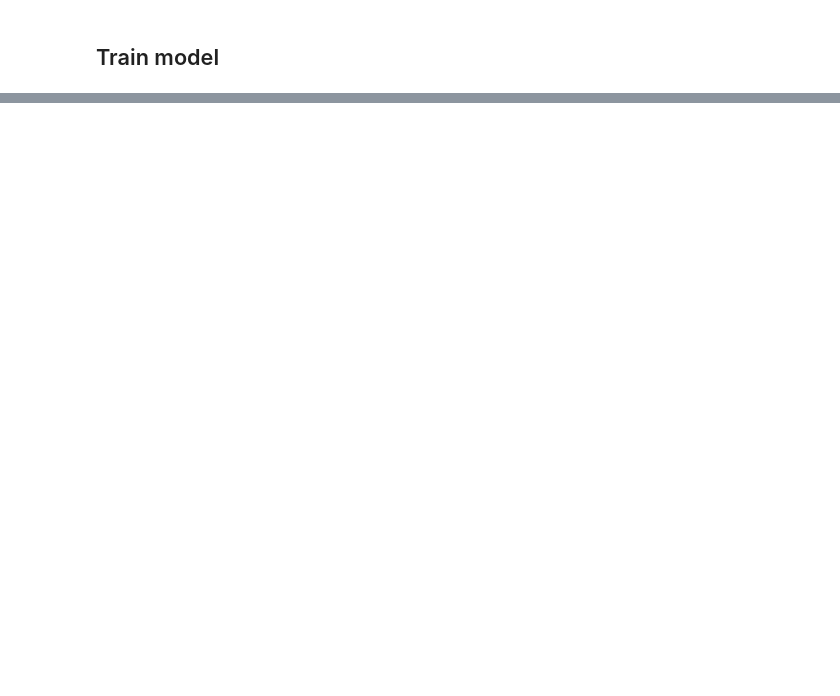
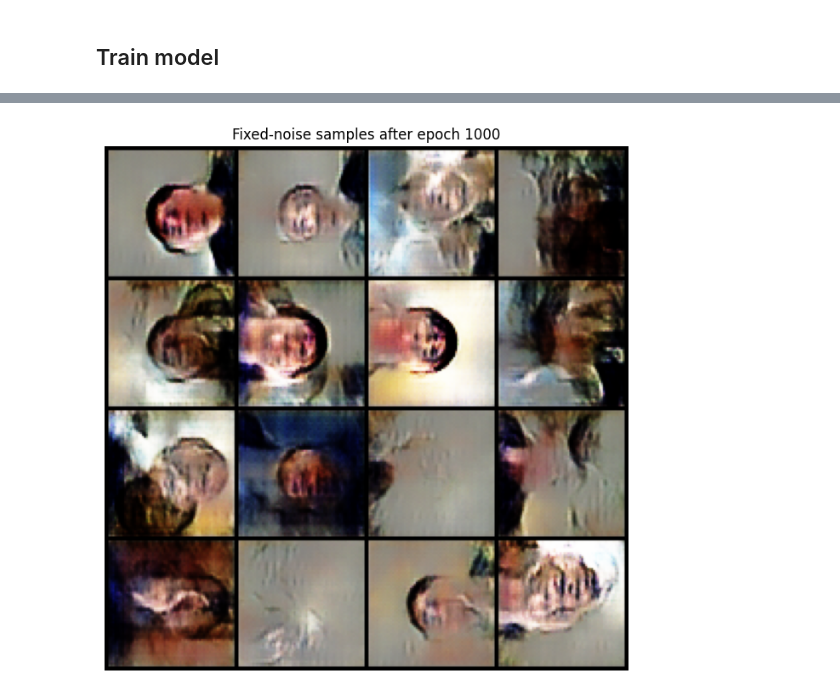
Before and after one commit to AndreDon0/25AIMEPhI, a Jupyter notebook: Homework_19_gan/main.ipynb, the cells around one changed output, grey strips where cells are left out. Saved outputs shown, nothing was run; the diff lists cells and outputs as text; code cells hidden in the pictures; blank space fills up the shorter version.

```diff
--- a/Homework_19_gan/main.ipynb
+++ b/Homework_19_gan/main.ipynb
@@ -85,0 +182,33 @@ optimizer = torch.optim.Adam(gan.parameters(), lr=learning_rate)
+# %%
+from trainer import GANTrainer
+from IPython.display import clear_output
+
+def on_epoch_end(trainer: GANTrainer, epoch: int) -> None:
+    # Visualize the same fixed noise every 10 epochs so we can watch
+    # the generator's "view" of latent space evolve.
+    if (epoch + 1) % 10 == 0 or epoch == 0:
+        samples = trainer.predict_fixed()
+        clear_output(wait=True)
+        show_grid(samples, nrow=4, title=f"Fixed-noise samples after epoch {epoch + 1}")
+
+trainer = GANTrainer(
+    generator,
+    discriminator,
+    optimizer_G,
+    optimizer_D,
+    adversarial_loss,
+    device,
+    epochs,
+    latent_dim=latent_dim,
+    real_label_smoothing=0.9,
+    on_epoch_end=on_epoch_end,
+    # DiffAugment (Zhao et al. 2020): differentiable augmentations applied
+    # identically to real AND fake batches before they hit D.  This is the
+    # single biggest lever for the very-low-data regime (~140 images).
+    # Set to "" to disable.
+    diff_augment_policy="color,translation,cutout",
+)
+# %%
+trainer.fit(loader)
+# %% [output]
+[figure, added]
```
Also changed, not shown: parts of 9 cells of this notebook, 6 other files.
